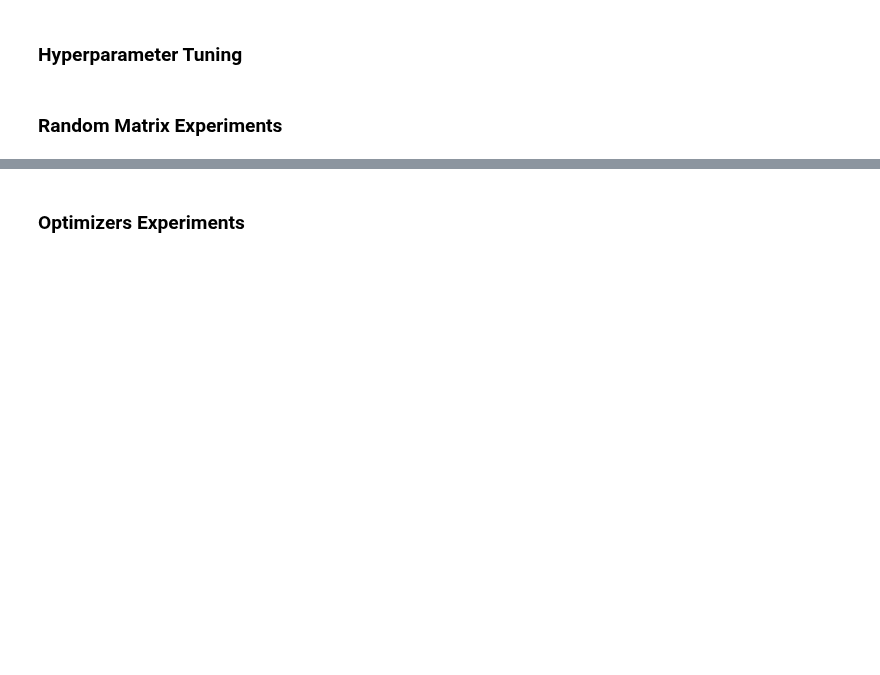
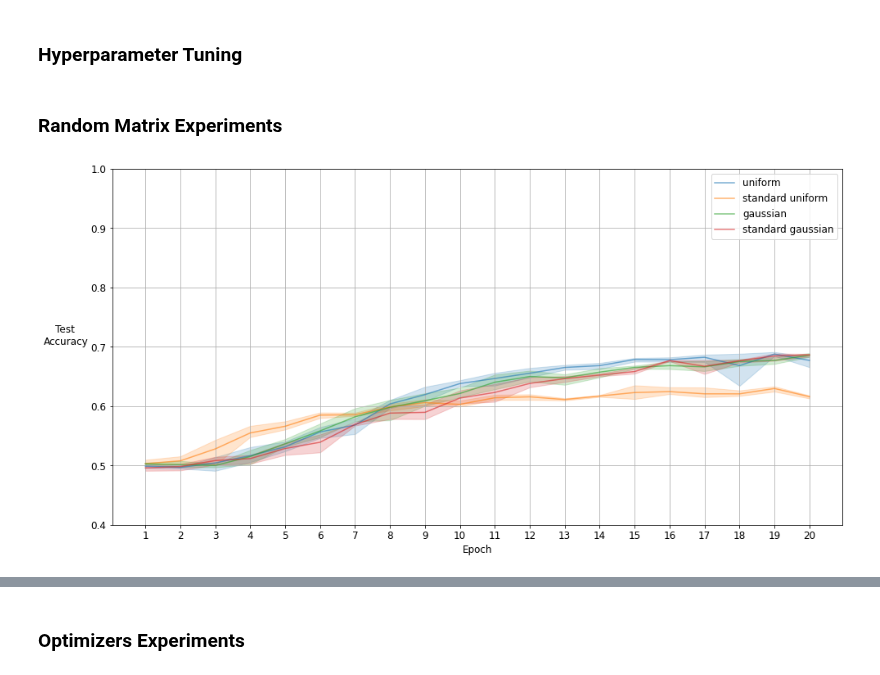
Before and after one commit to demirbilek95/Dynamics-of-Learning, a Jupyter notebook: 01-Experiments.ipynb, the cells around one changed output, grey strips where cells are left out. Saved outputs shown, nothing was run; the diff lists cells and outputs as text; code cells hidden in the pictures; blank space fills up the shorter version.

```diff
--- a/01-Experiments.ipynb
+++ b/01-Experiments.ipynb
@@ -353,0 +404,14 @@ plt.savefig("plots/k3_SGD_DFA_best_randomBInit.png")
+# %%
+df_gen = pd.read_csv("runs/K3_SGD_DFA_RandomMatrices.csv")
+g = sns.lineplot(data=df_gen, x="epoch", y="uniform", alpha=.6, label = "uniform")
+g = sns.lineplot(data=df_gen, x="epoch", y="standard uniform", alpha=.6, label="standard uniform")
+g = sns.lineplot(data=df_gen, x="epoch", y="gaussian", alpha=.6, label="gaussian")
+g = sns.lineplot(data=df_gen, x="epoch", y="standard gaussian", alpha=.6, label="standard gaussian")
+
+plt.grid()
+plt.ylabel("Test \nAccuracy", fontsize=12, rotation=0, labelpad=30)
+plt.xlabel("Epoch", fontsize=12)
+plt.ylim(0.4,1)
+plt.gca().xaxis.set_major_locator(mticker.MultipleLocator(1))
+# %% [output]
+[figure, added]
```
Also changed, not shown: parts of 45 cells of this notebook, 2 other files.
